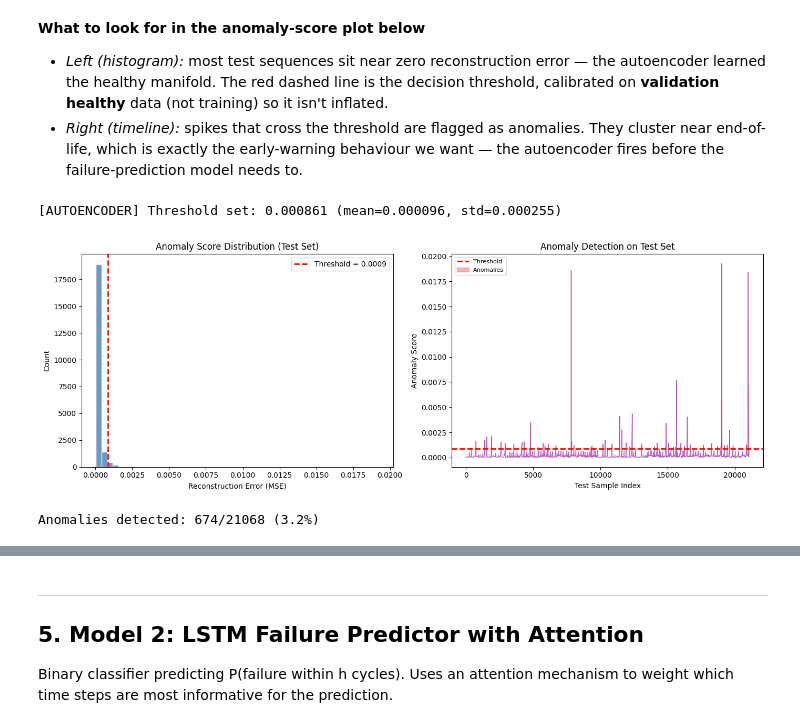
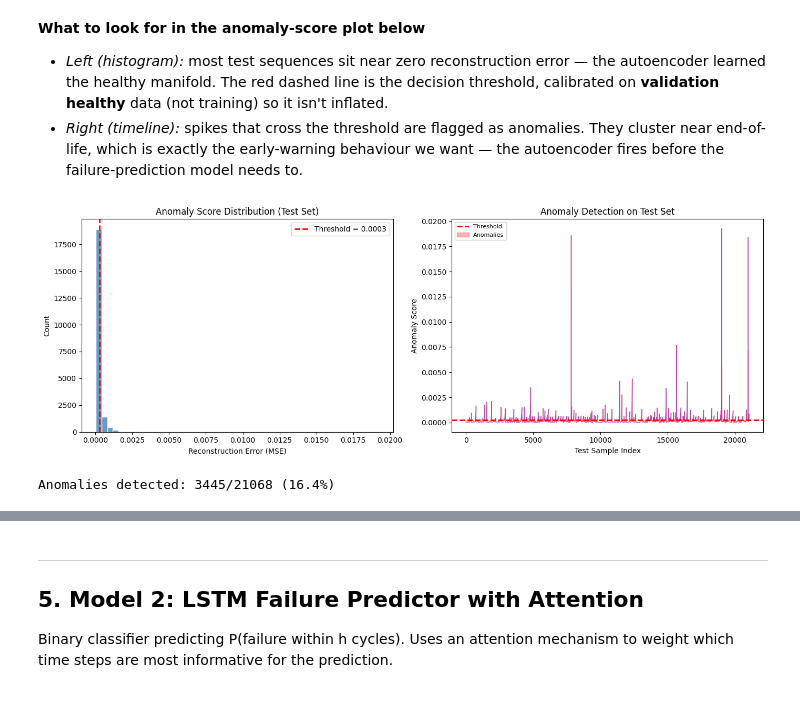
Before and after one commit to SivaKanth007/Smart-Industrial-Maintenance-System, a Jupyter notebook: notebooks/Smart_Industrial_Maintenance_Repo_Pipeline.ipynb, the cells around one changed output, grey strips where cells are left out. Cells and saved outputs as stored; diff of their text form; code cells hidden in the pictures.

```diff
--- a/notebooks/Smart_Industrial_Maintenance_Repo_Pipeline.ipynb
+++ b/notebooks/Smart_Industrial_Maintenance_Repo_Pipeline.ipynb
@@ -260,48 +266,37 @@ Training autoencoder on 94199 healthy samples (out of 138803 total, threshold RU
 - *Left (histogram):* most test sequences sit near zero reconstruction error — the autoencoder learned the healthy manifold. The red dashed line is the decision threshold, calibrated on **validation healthy** data (not training) so it isn't inflated.
 - *Right (timeline):* spikes that cross the threshold are flagged as anomalies. They cluster near end-of-life, which is exactly the early-warning behaviour we want — the autoencoder fires before the failure-prediction model needs to.
 # %%
-# Set threshold from VALIDATION data (not training) — avoids inflated threshold
-X_val_healthy = X_val[y_val_rul > config.MAX_RUL * 0.5]
-if len(X_val_healthy) > 0:
-    val_scores = autoencoder.compute_anomaly_score(
-        torch.tensor(X_val_healthy, dtype=torch.float32))
-    autoencoder.set_threshold(val_scores)
-else:
-    healthy_scores = autoencoder.compute_anomaly_score(
-        torch.tensor(X_healthy, dtype=torch.float32))
-    autoencoder.set_threshold(healthy_scores)
-    print("[WARN] No val healthy samples - threshold set from training data")
-
-# Anomaly scores on test set
+# The AE trainer already calibrated the decision threshold on the validation
+# split using the F1-optimal sweep (see model output above). We keep that
+# threshold as-is and just score the test set for visualisation.
 anomaly_scores = autoencoder.compute_anomaly_score(
     torch.tensor(X_test, dtype=torch.float32))
 _, anomalies = autoencoder.detect_anomalies(
     torch.tensor(X_test, dtype=torch.float32))
 
 fig, axes = plt.subplots(1, 2, figsize=(14, 5))
 axes[0].hist(anomaly_scores, bins=50, color='steelblue', edgecolor='white', alpha=0.8)
 axes[0].axvline(autoencoder.threshold, color='red', linestyle='--', linewidth=2,
                 label=f'Threshold = {autoencoder.threshold:.4f}')
 axes[0].set_xlabel('Reconstruction Error (MSE)')
 axes[0].set_ylabel('Count')
 axes[0].set_title('Anomaly Score Distribution (Test Set)')
 axes[0].legend()
 axes[1].plot(anomaly_scores, color='#9C27B0', alpha=0.7, linewidth=1)
 axes[1].axhline(autoencoder.threshold, color='red', linestyle='--', linewidth=2, label='Threshold')
 axes[1].fill_between(range(len(anomaly_scores)), anomaly_scores, autoencoder.threshold,
                      where=anomaly_scores > autoencoder.threshold,
                      alpha=0.3, color='red', label='Anomalies')
 axes[1].set_xlabel('Test Sample Index')
 axes[1].set_ylabel('Anomaly Score')
 axes[1].set_title('Anomaly Detection on Test Set')
 axes[1].legend(fontsize=8)
 plt.tight_layout()
 plt.show()
 print(f'Anomalies detected: {anomalies.sum()}/{len(anomalies)} ({anomalies.mean():.1%})')
 # %% [output]
+[figure, new version]
-[AUTOENCODER] Threshold set: 0.000861 (mean=0.000096, std=0.000255)
+Anomalies detected: 3445/21068 (16.4%)
-[figure, old version]
-Anomalies detected: 674/21068 (3.2%)
 # %%
 # Evaluate anomaly detection against true labels
 from sklearn.metrics import classification_report, confusion_matrix
```
Also changed, not shown: parts of 18 cells of this notebook, 26 other files.
